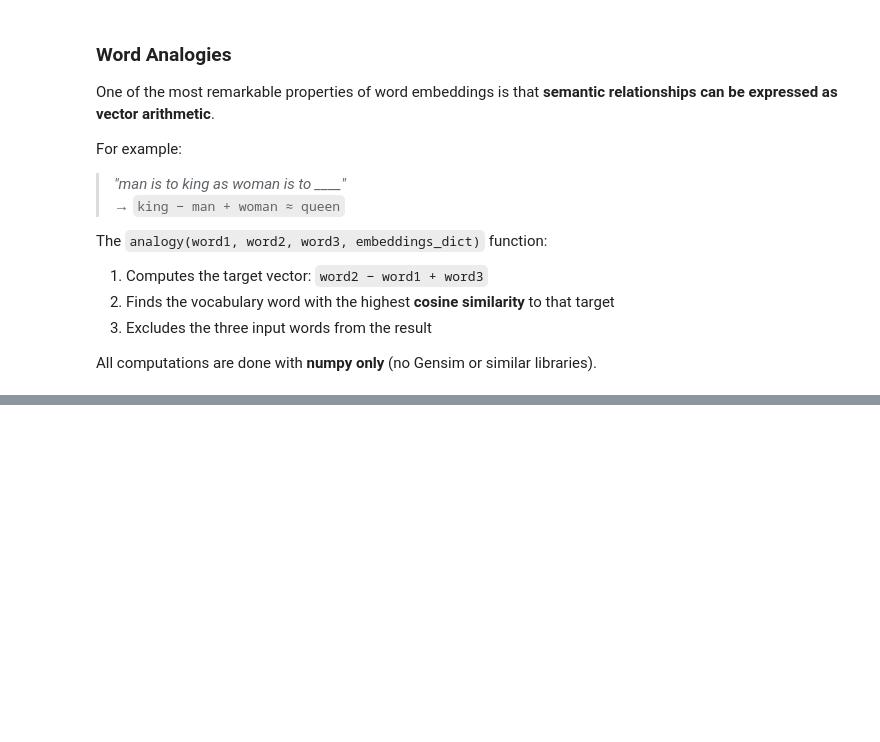
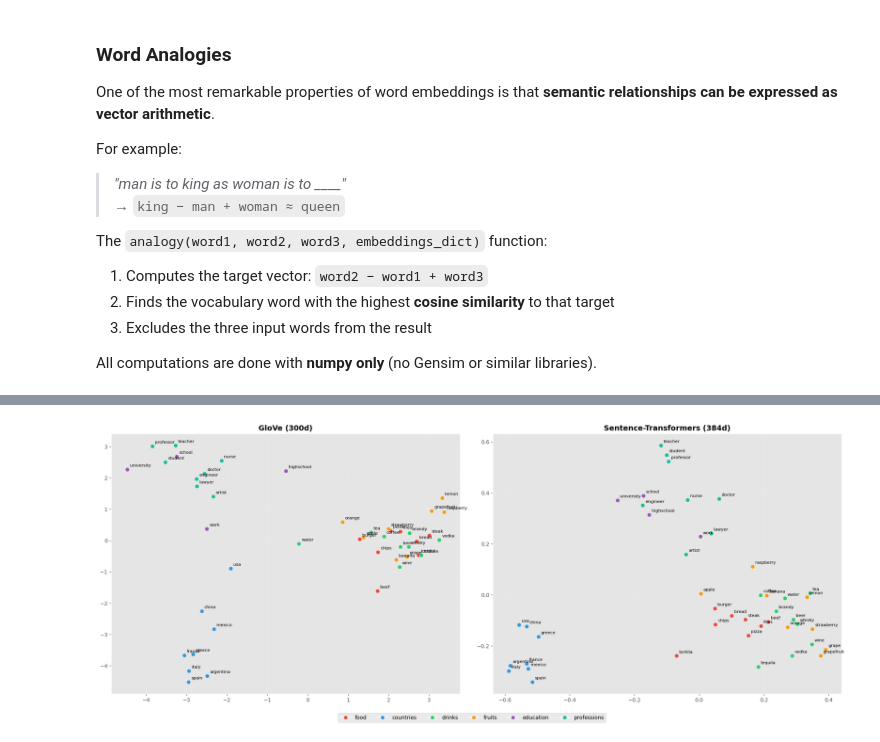
Before and after one commit to Luz026/TC5033_Team30, a Jupyter notebook: A3A/TC4033_Activity3a_30.ipynb, the cells around one changed output, grey strips where cells are left out. Saved outputs shown, nothing was run; the diff lists cells and outputs as text; code cells hidden in the pictures; blank space fills up the shorter version.

```diff
--- a/A3A/TC4033_Activity3a_30.ipynb
+++ b/A3A/TC4033_Activity3a_30.ipynb
@@ -618,0 +814,9 @@ Top 10 most similar to 'mexico':
+# %%
+all_words = []
+for cat_words in SEMANTIC_CATEGORIES.values():
+    all_words.extend(cat_words)
+
+fig = comparison.plot_side_by_side(all_words, SEMANTIC_CATEGORIES, CATEGORY_COLORS)
+plt.show()
+# %% [output]
+[figure, added]
```
Also changed, not shown: parts of 83 cells of this notebook, 5 other files.
